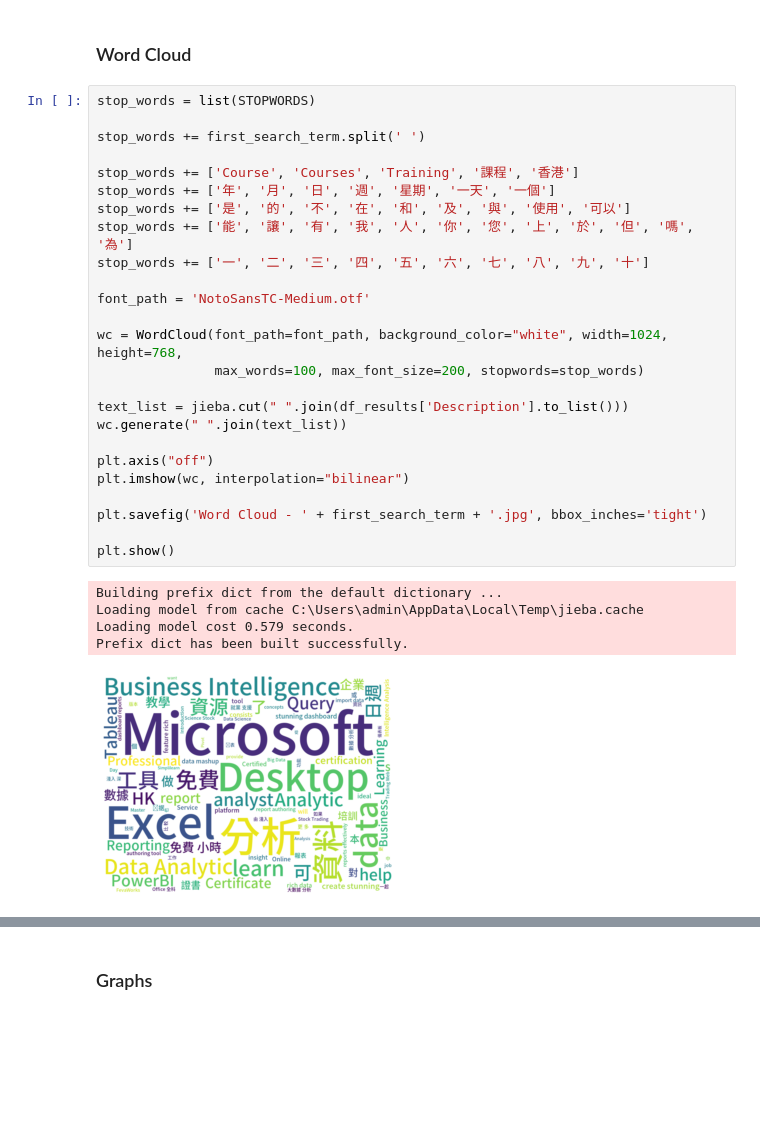
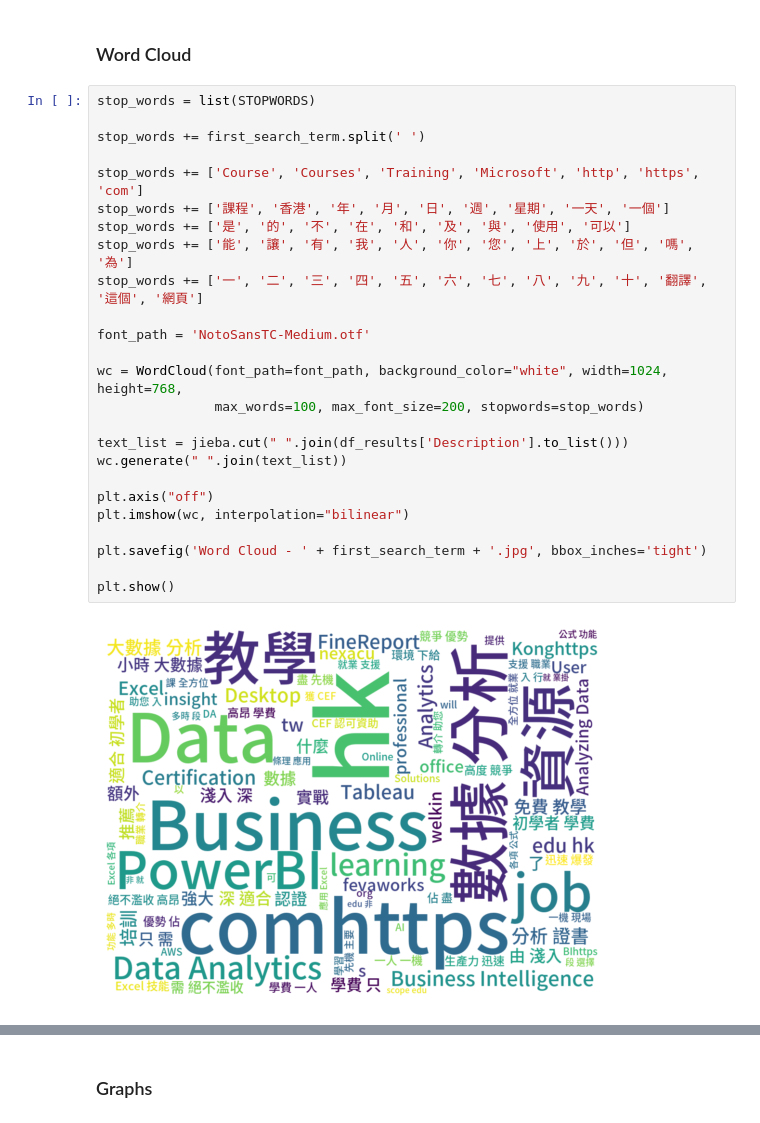
Before and after one commit to cliveyip/hkuspace_webscraping, a Jupyter notebook: [Demo] Google Search - v2 - Function.ipynb, the cells around one changed output, grey strips where cells are left out. Saved outputs shown, nothing was run; the diff lists cells and outputs as text; blank space fills up the shorter version.

```diff
--- a/[Demo] Google Search - v2 - Function.ipynb
+++ b/[Demo] Google Search - v2 - Function.ipynb
@@ -153,33 +162,29 @@ keywords
 # %%
 stop_words = list(STOPWORDS)
 
 stop_words += first_search_term.split(' ')
 
-stop_words += ['Course', 'Courses', 'Training', '課程', '香港']
-stop_words += ['年', '月', '日', '週', '星期', '一天', '一個']
+stop_words += ['Course', 'Courses', 'Training', 'Microsoft', 'http', 'https', 'com']
+stop_words += ['課程', '香港', '年', '月', '日', '週', '星期', '一天', '一個']
 stop_words += ['是', '的', '不', '在', '和', '及', '與', '使用', '可以']
 stop_words += ['能', '讓', '有', '我', '人', '你', '您', '上', '於', '但', '嗎', '為']
-stop_words += ['一', '二', '三', '四', '五', '六', '七', '八', '九', '十']
+stop_words += ['一', '二', '三', '四', '五', '六', '七', '八', '九', '十', '翻譯', '這個', '網頁']
 
 font_path = 'NotoSansTC-Medium.otf'
 
 wc = WordCloud(font_path=font_path, background_color="white", width=1024, height=768,
                max_words=100, max_font_size=200, stopwords=stop_words)
 
 text_list = jieba.cut(" ".join(df_results['Description'].to_list()))
 wc.generate(" ".join(text_list))
 
 plt.axis("off")
 plt.imshow(wc, interpolation="bilinear")
 
 plt.savefig('Word Cloud - ' + first_search_term + '.jpg', bbox_inches='tight')
 
 plt.show()
 # %% [output]
-Building prefix dict from the default dictionary ...
-Loading model from cache C:\Users\admin\AppData\Local\Temp\jieba.cache
-Loading model cost 0.579 seconds.
-Prefix dict has been built successfully.
-[figure, old version]
+[figure, new version]
 # %%
 keywords_lvl2[-10:]
```
Also changed, not shown: parts of 20 cells of this notebook, 1 other file.
